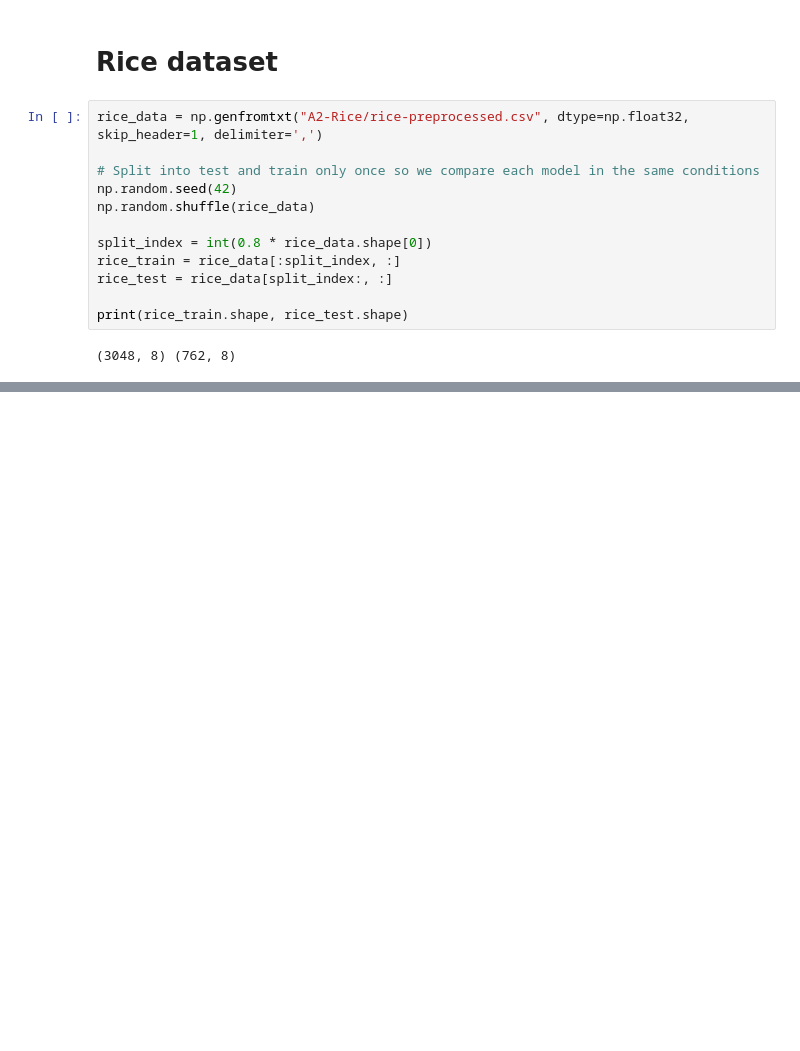
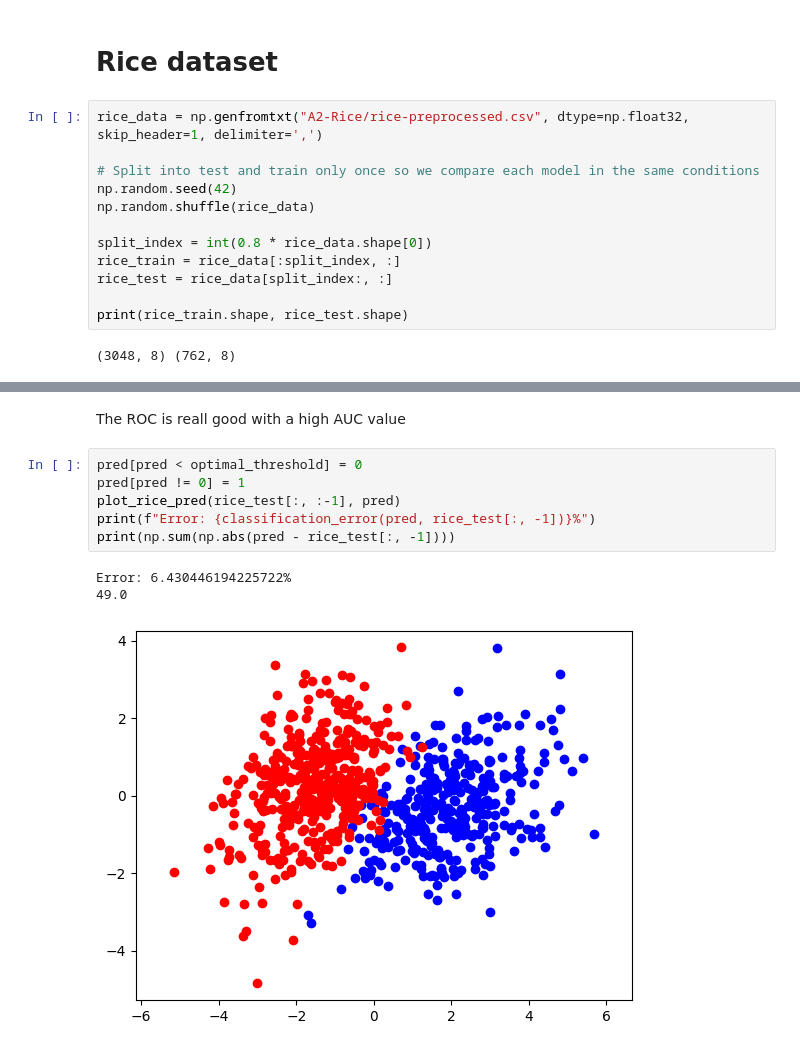
Before and after one commit to ddatsko/URV_NEC_HW2, a Jupyter notebook: classification.ipynb, the cells around one changed output, grey strips where cells are left out. Saved outputs shown, nothing was run; the diff lists cells and outputs as text; blank space fills up the shorter version.

```diff
--- a/classification.ipynb
+++ b/classification.ipynb
@@ -663,0 +701,12 @@ print(rice_train.shape, rice_test.shape)
+# %% [markdown]
+The ROC is reall good with a high AUC value
+# %%
+pred[pred < optimal_threshold] = 0
+pred[pred != 0] = 1
+plot_rice_pred(rice_test[:, :-1], pred)
+print(f"Error: {classification_error(pred, rice_test[:, -1])}%")
+print(np.sum(np.abs(pred - rice_test[:, -1])))
+# %% [output]
+Error: 6.430446194225722%
+49.0
+[figure, added]
```
Also changed, not shown: parts of 23 cells of this notebook.
